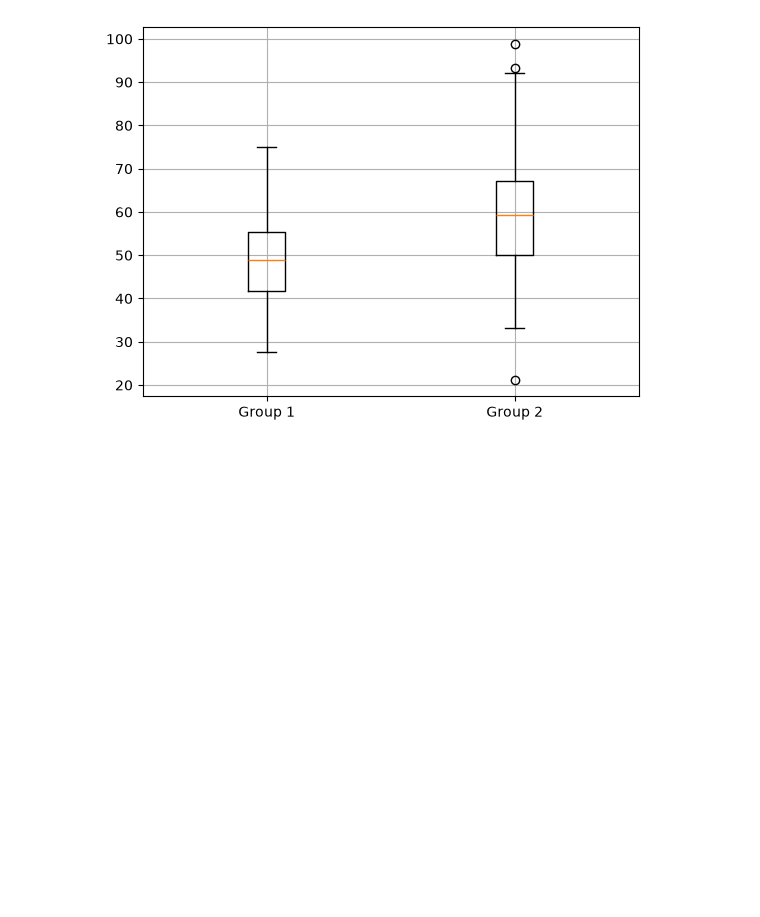
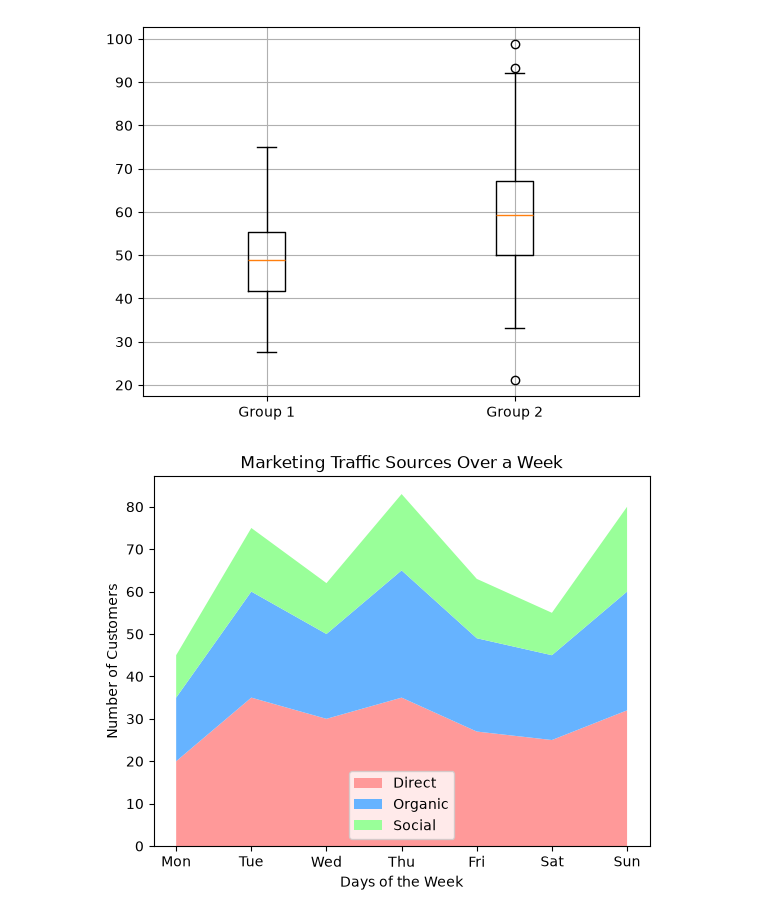
Before and after one commit to md-zeon/Data-Visualization, a Jupyter notebook: matplotlib.ipynb, the cells around one changed output. Drawn from its saved outputs; the diff is of its cells as text; code cells hidden in the pictures; blank space fills up the shorter version.

Commit message:
Learned about Stack Plot

```diff
--- a/matplotlib.ipynb
+++ b/matplotlib.ipynb
@@ -261,3 +261,23 @@ plt.grid(True)
 plt.show()
 # %% [output]
 [figure]
+# %%
+# Stack Plots
+
+days = ["Mon", "Tue", "Wed", "Thu", "Fri", "Sat", "Sun"]
+direct = [20, 35, 30, 35, 27, 25, 32]
+organic = [15, 25, 20, 30, 22, 20, 28]
+social = [10, 15, 12, 18, 14, 10, 20]
+
+# Single day pie chart
+# plt.pie([direct[0], organic[0], social[0]], labels=['Direct', 'Organic', 'Social'], autopct='%1.1f%%', startangle=90)
+
+# Multi-day stack plot
+plt.stackplot(days, direct, organic, social, labels=['Direct', 'Organic', 'Social'], colors=['#ff9999','#66b3ff','#99ff99'])
+plt.title("Marketing Traffic Sources Over a Week")
+plt.xlabel("Days of the Week")
+plt.ylabel("Number of Customers")
+plt.legend()
+plt.show()
+# %% [output]
+[figure, added]
```
